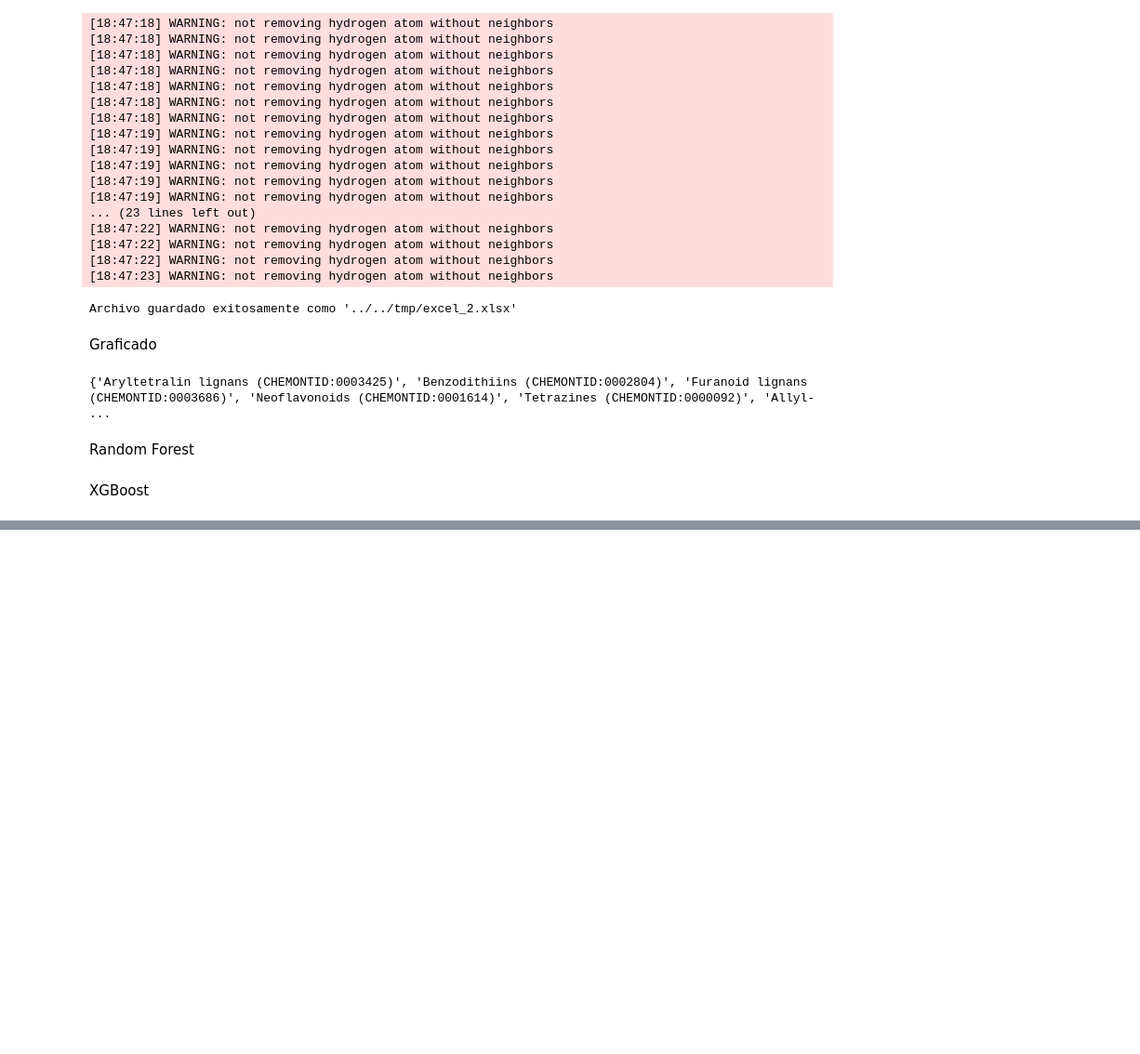
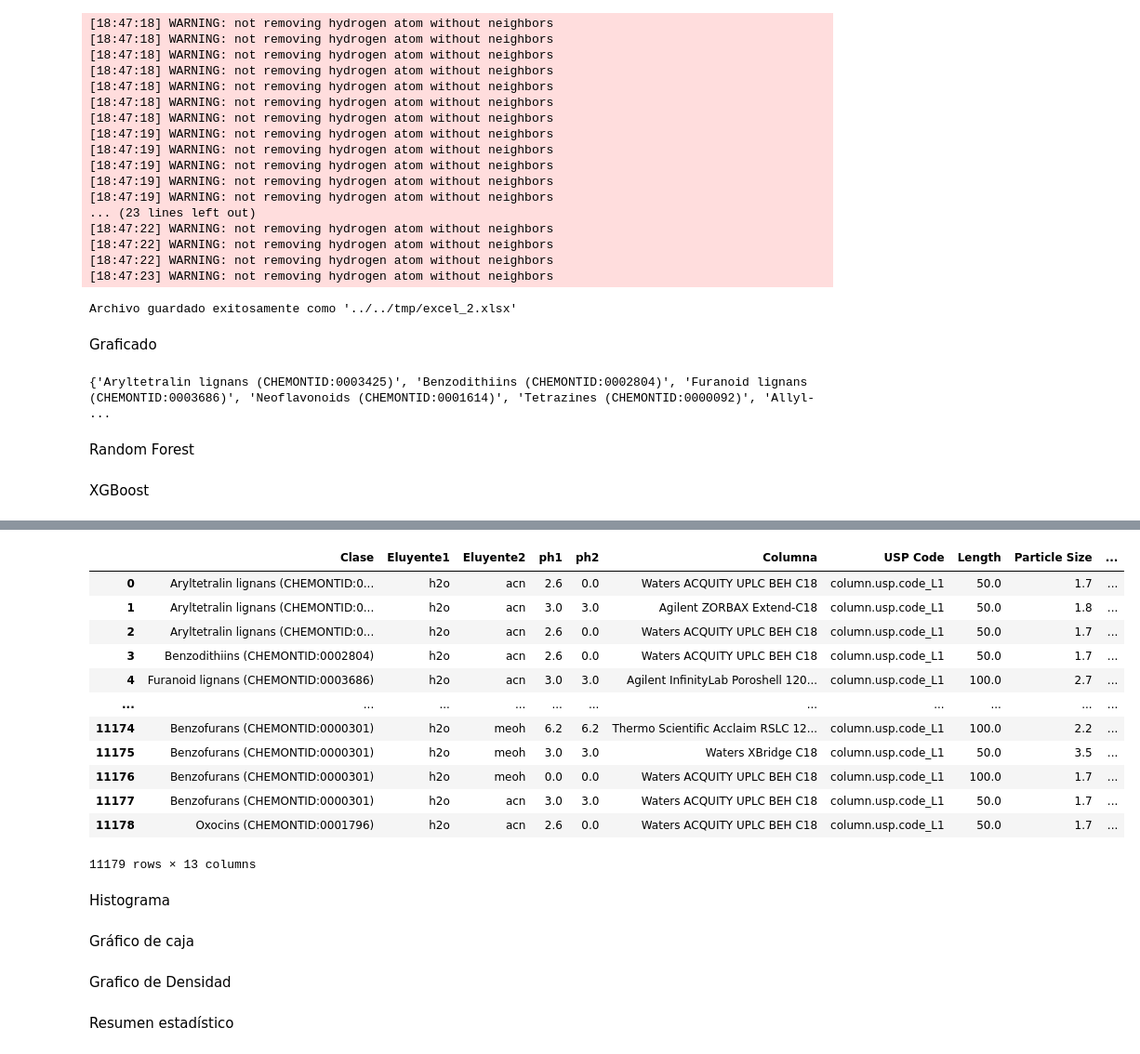
Before and after one commit to carlosMoragon/Trabajo-Fin-de-Grado, a Jupyter notebook: src/notebooks/valoracion_de_modelos.ipynb, the cells around one changed output, grey strips where cells are left out. Shown at 93% size. Cells and saved outputs as stored; diff of their text form; code cells hidden in the pictures; blank space fills up the shorter version.

```diff
--- a/src/notebooks/valoracion_de_modelos.ipynb
+++ b/src/notebooks/valoracion_de_modelos.ipynb
@@ -272,0 +306,16 @@ XGBoost
+# %%
+df_diff
+# %% [output]
+|  | Clase | Eluyente1 | Eluyente2 | ph1 | ph2 | Columna | USP Code | Length | Particle Size | ... |
+| 0 | Aryltetralin lignans (CHEMONTID:0... | h2o | acn | 2.6 | 0.0 | Waters ACQUITY UPLC BEH C18 | column.usp.code_L1 | 50.0 | 1.7 | ... |
+| 1 | Aryltetralin lignans (CHEMONTID:0... | h2o | acn | 3.0 | 3.0 | Agilent ZORBAX Extend-C18 | column.usp.code_L1 | 50.0 | 1.8 | ... |
+| 2 | Aryltetralin lignans (CHEMONTID:0... | h2o | acn | 2.6 | 0.0 | Waters ACQUITY UPLC BEH C18 | column.usp.code_L1 | 50.0 | 1.7 | ... |
+| 3 | Benzodithiins (CHEMONTID:0002804) | h2o | acn | 2.6 | 0.0 | Waters ACQUITY UPLC BEH C18 | column.usp.code_L1 | 50.0 | 1.7 | ... |
+| 4 | Furanoid lignans (CHEMONTID:0003686) | h2o | acn | 3.0 | 3.0 | Agilent InfinityLab Poroshell 120... | column.usp.code_L1 | 100.0 | 2.7 | ... |
+| ... | ... | ... | ... | ... | ... | ... | ... | ... | ... | ... |
+| 11174 | Benzofurans (CHEMONTID:0000301) | h2o | meoh | 6.2 | 6.2 | Thermo Scientific Acclaim RSLC 12... | column.usp.code_L1 | 100.0 | 2.2 | ... |
+| 11175 | Benzofurans (CHEMONTID:0000301) | h2o | meoh | 3.0 | 3.0 | Waters XBridge C18 | column.usp.code_L1 | 50.0 | 3.5 | ... |
+| 11176 | Benzofurans (CHEMONTID:0000301) | h2o | meoh | 0.0 | 0.0 | Waters ACQUITY UPLC BEH C18 | column.usp.code_L1 | 100.0 | 1.7 | ... |
+| 11177 | Benzofurans (CHEMONTID:0000301) | h2o | acn | 3.0 | 3.0 | Waters ACQUITY UPLC BEH C18 | column.usp.code_L1 | 50.0 | 1.7 | ... |
+| 11178 | Oxocins (CHEMONTID:0001796) | h2o | acn | 2.6 | 0.0 | Waters ACQUITY UPLC BEH C18 | column.usp.code_L1 | 50.0 | 1.7 | ... |
+11179 rows × 13 columns
@@ -272,0 +344,2 @@ XGBoost
+# %% [markdown]
+Histograma
@@ -272,0 +357,2 @@ XGBoost
+# %% [markdown]
+Gráfico de caja
@@ -272,0 +366,2 @@ XGBoost
+# %% [markdown]
+Grafico de Densidad
@@ -272,0 +376,2 @@ XGBoost
+# %% [markdown]
+Resumen estadístico
```
Also changed, not shown: parts of 15 cells of this notebook, 2 other files.
